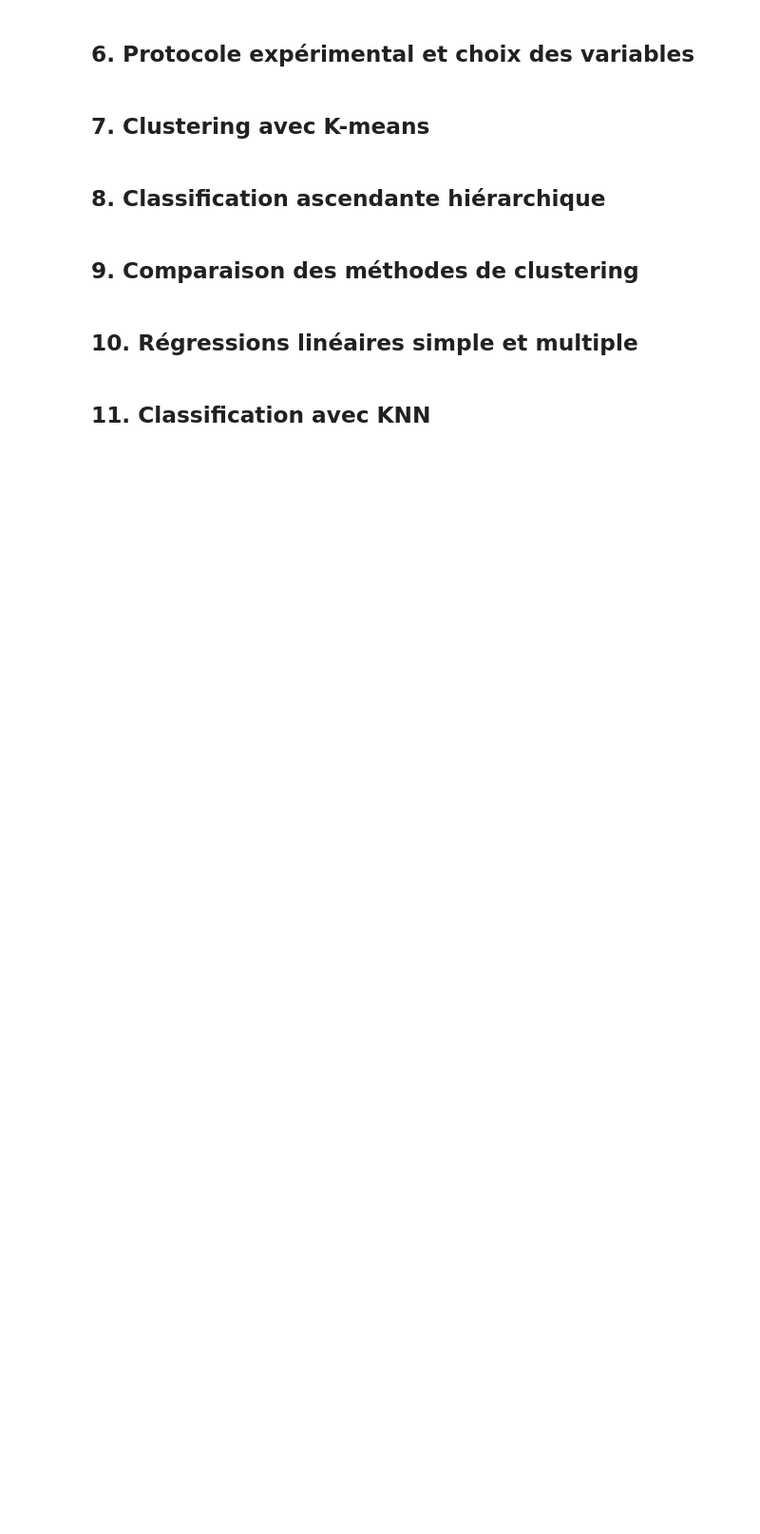
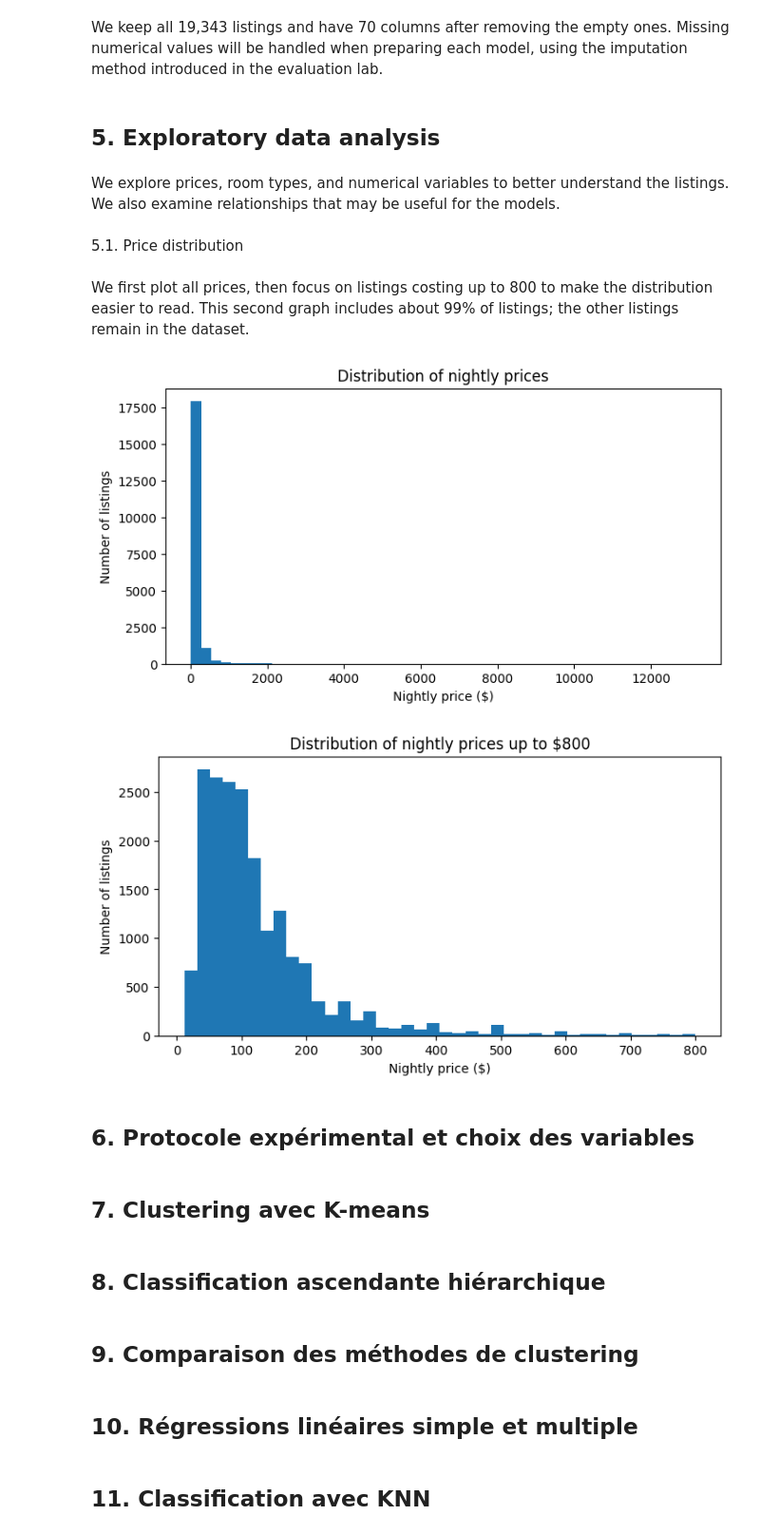
Before and after one commit to gwendal-lvl/toronto-airbnb-ml, a Jupyter notebook: Projet_ML_Airbnb_Toronto.ipynb, the cells around one changed output. Shown at 95% size. Saved outputs shown, nothing was run; the diff lists cells and outputs as text; code cells hidden in the pictures; blank space fills up the shorter version.

```diff
--- a/Projet_ML_Airbnb_Toronto.ipynb
+++ b/Projet_ML_Airbnb_Toronto.ipynb
@@ -18,0 +106,9 @@
+# %%
+data = df.drop(columns=[
+    "neighbourhood_group_cleansed",
+    "bathrooms",
+    "calendar_updated",
+    "license"
+])
+
+print("Number of remaining columns:", data.shape[1])
@@ -18,0 +119,13 @@
+# %%
+prices = []
+
+for price in data["price"]:
+    number = ""
+    for character in price:
+        if character != "$" and character != ",":
+            number = number + character
+    prices.append(float(number))
+
+data["price"] = prices
+
+display(data[["price", "room_type", "accommodates"]].head())
@@ -18,0 +188,6 @@
+# %% [markdown]
+We keep all 19,343 listings and have 70 columns after removing the empty ones. Missing numerical values will be handled when preparing each model, using the imputation method introduced in the evaluation lab.
+# %% [markdown]
+## 5. Exploratory data analysis
+# %% [markdown]
+We explore prices, room types, and numerical variables to better understand the listings. We also examine relationships that may be useful for the models.
@@ -19,3 +201,28 @@
+# %% [markdown]
+5.1. Price distribution
+# %% [markdown]
+We first plot all prices, then focus on listings costing up to 800 to make the distribution easier to read. This second graph includes about 99% of listings; the other listings remain in the dataset.
+# %%
+import matplotlib.pyplot as plt
+
+plt.figure(figsize=(8, 4))
+plt.hist(data["price"], bins=50)
+plt.title("Distribution of nightly prices")
+plt.xlabel("Nightly price ($)")
+plt.ylabel("Number of listings")
+plt.show()
+
+data_plot = data[data["price"] <= 800]
+
+plt.figure(figsize=(8, 4))
+plt.hist(data_plot["price"], bins=40)
+plt.title("Distribution of nightly prices up to $800")
+plt.xlabel("Nightly price ($)")
+plt.ylabel("Number of listings")
+plt.show()
+# %% [output]
+[figure, added]
+[figure, added]
 # %% [markdown]
 ## 6. Protocole expérimental et choix des variables
 # %% [markdown]
```
Also changed, not shown: parts of 27 cells of this notebook.
